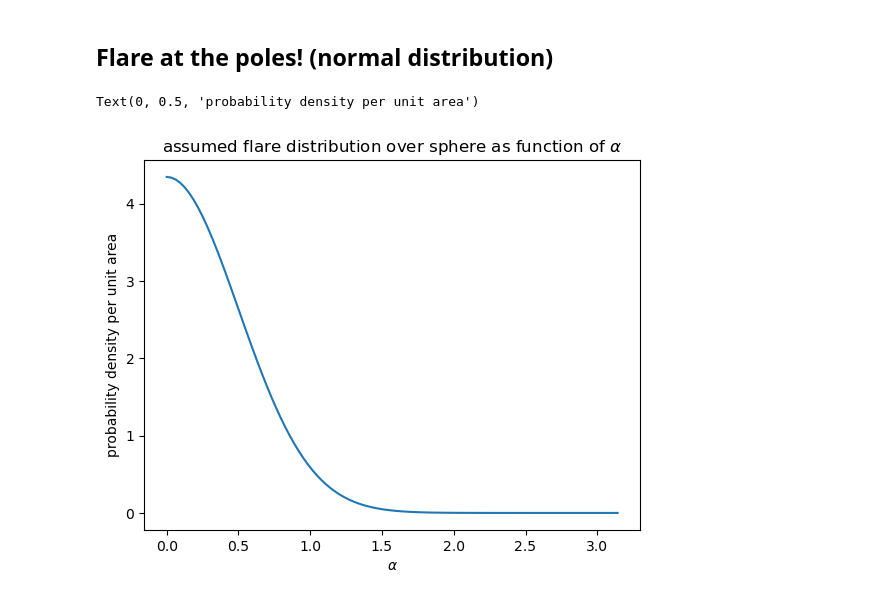
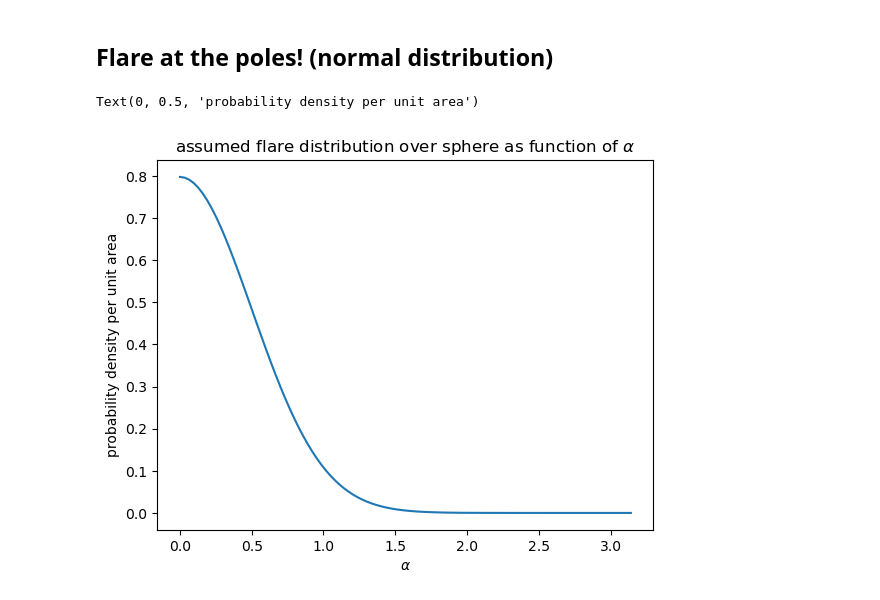
Before and after one commit to demichieldewilde/CME_distribution, a Jupyter notebook: flare_viewing_angle_distribution.ipynb, the cells around one changed output. Saved outputs shown, nothing was run; the diff lists cells and outputs as text; code cells hidden in the pictures.

```diff
--- a/flare_viewing_angle_distribution.ipynb
+++ b/flare_viewing_angle_distribution.ipynb
@@ -301,21 +305,21 @@ plt.legend()
 # %%
 from scipy.stats import norm
 # normalization, later to be determined
 
 N = 1
 
 def rho(alpha, loc=0, scale = 0.5):
     return norm.pdf(alpha, loc, scale) /N
 
-N = quad(lambda a : np.sin(a) * rho(a), 0, np.pi)[0]
+# N = quad(lambda a : np.sin(a) * rho(a), 0, np.pi)[0]
 
 
 alpha = np.linspace(0, np.pi, 100)
 plt.plot(alpha, rho(alpha))
 plt.title(r"assumed flare distribution over sphere as function of $\alpha$")
 plt.xlabel(r"$\alpha$")
 plt.ylabel('probability density per unit area')
 # %% [output]
 Text(0, 0.5, 'probability density per unit area')
-[figure, old version]
+[figure, new version]
 # %%
```
Also changed, not shown: parts of 10 cells of this notebook, 2 other files.
